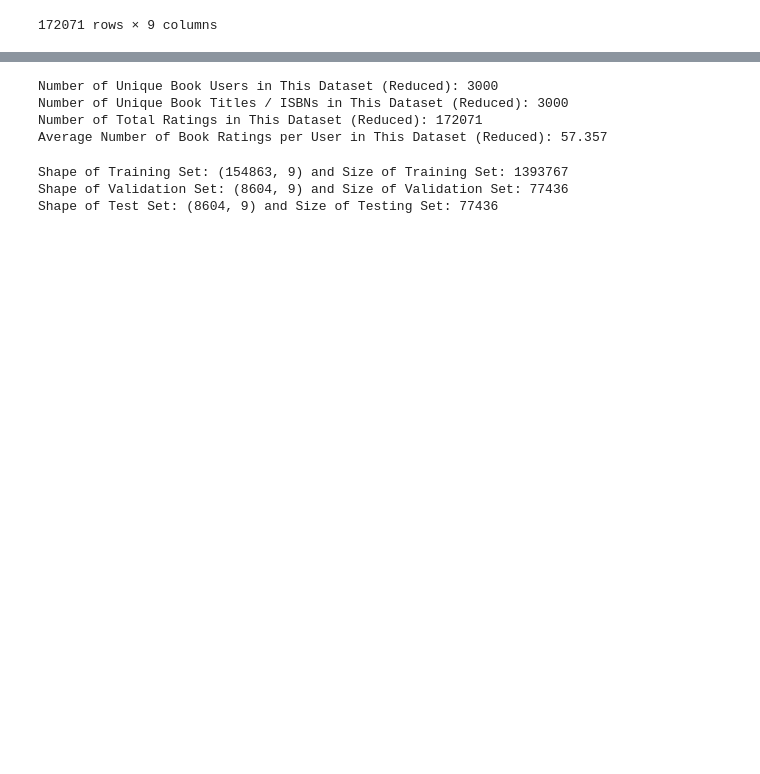
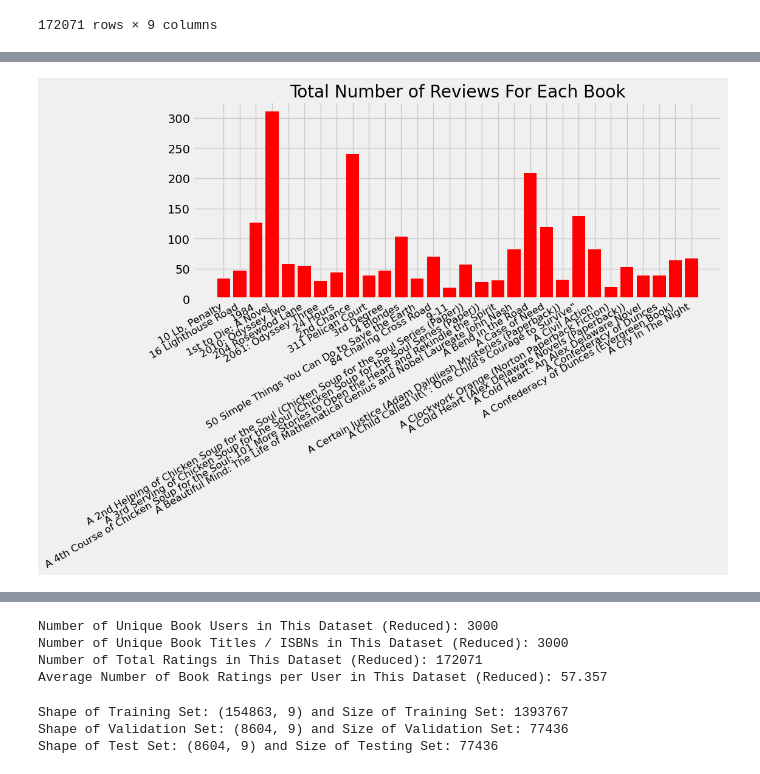
Before and after one commit to AndrewTran03/CS5805-ML1-FinalProject, a Jupyter notebook: Book-Recommendation-RNN-Blog-Post/index.ipynb, the cells around one changed output, grey strips where cells are left out. Drawn from its saved outputs; the diff is of its cells as text; code cells hidden in the pictures; blank space fills up the shorter version.

```diff
--- a/Book-Recommendation-RNN-Blog-Post/index.ipynb
+++ b/Book-Recommendation-RNN-Blog-Post/index.ipynb
@@ -298,0 +333,15 @@ cleaned_df
+# %%
+# A bar graph descibibg number of reviews for first 30 movies
+plt.figure(figsize=(10, 4))
+ax=plt.subplot()
+ax.bar(cleaned_df_condensed_trends.head(30).index,
+       cleaned_df_condensed_trends["Total-Num-Of-Ratings"].head(30),
+       color="r")
+ax.set_xticklabels(cleaned_df_condensed_trends.index,
+                   rotation=30,
+                   fontsize="12",
+                   horizontalalignment="right")
+ax.set_title("Total Number of Reviews For Each Book")
+plt.show()
+# %% [output]
+[figure, added]
```
Also changed, not shown: parts of 14 cells of this notebook.
